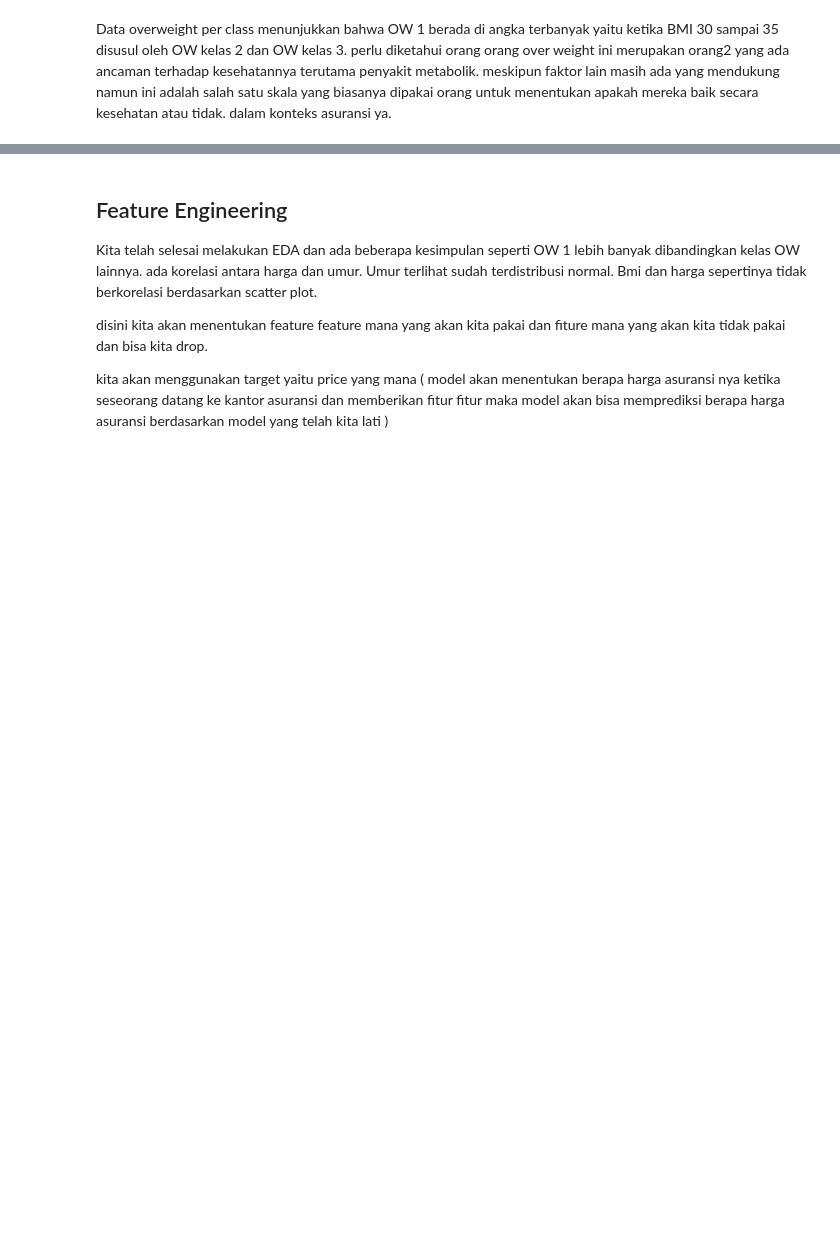
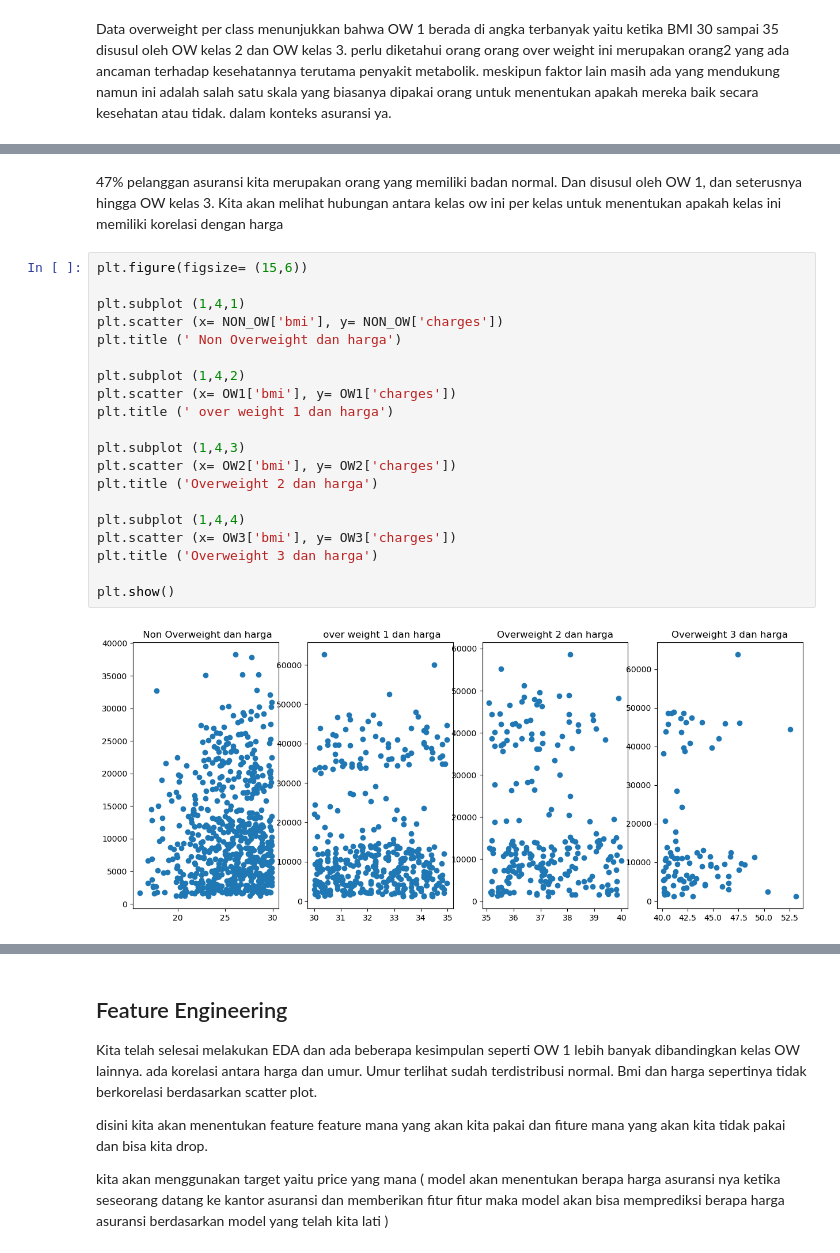
Before and after one commit to asanmaulana/kumpulan_ngc, a Jupyter notebook: h8dsft_ngc_ml_w1.ipynb, the cells around one changed output, grey strips where cells are left out. Saved outputs shown, nothing was run; the diff lists cells and outputs as text; blank space fills up the shorter version.

```diff
--- a/h8dsft_ngc_ml_w1.ipynb
+++ b/h8dsft_ngc_ml_w1.ipynb
@@ -170,0 +246,24 @@ Data overweight per class menunjukkan bahwa OW 1 berada di angka terbanyak yaitu
+# %% [markdown]
+47% pelanggan asuransi kita merupakan orang yang memiliki badan normal. Dan disusul oleh OW 1, dan seterusnya hingga OW kelas 3. Kita akan melihat hubungan antara kelas ow ini per kelas untuk menentukan apakah kelas ini memiliki korelasi dengan harga
+# %%
+plt.figure(figsize= (15,6))
+
+plt.subplot (1,4,1)
+plt.scatter (x= NON_OW['bmi'], y= NON_OW['charges'])
+plt.title (' Non Overweight dan harga')
+
+plt.subplot (1,4,2)
+plt.scatter (x= OW1['bmi'], y= OW1['charges'])
+plt.title (' over weight 1 dan harga')
+
+plt.subplot (1,4,3)
+plt.scatter (x= OW2['bmi'], y= OW2['charges'])
+plt.title ('Overweight 2 dan harga')
+
+plt.subplot (1,4,4)
+plt.scatter (x= OW3['bmi'], y= OW3['charges'])
+plt.title ('Overweight 3 dan harga')
+
+plt.show()
+# %% [output]
+[figure, added]
```
Also changed, not shown: parts of 30 cells of this notebook.
